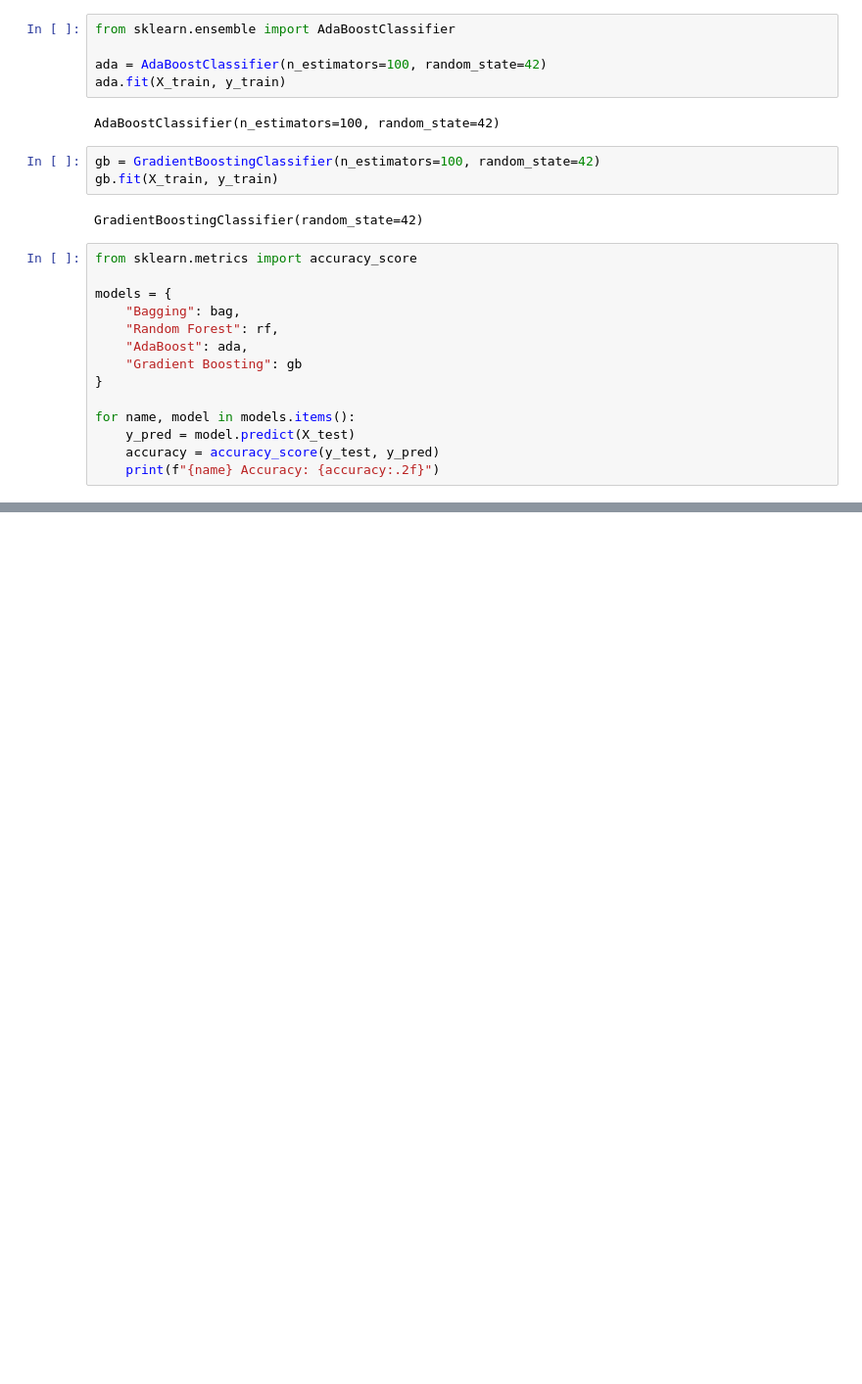
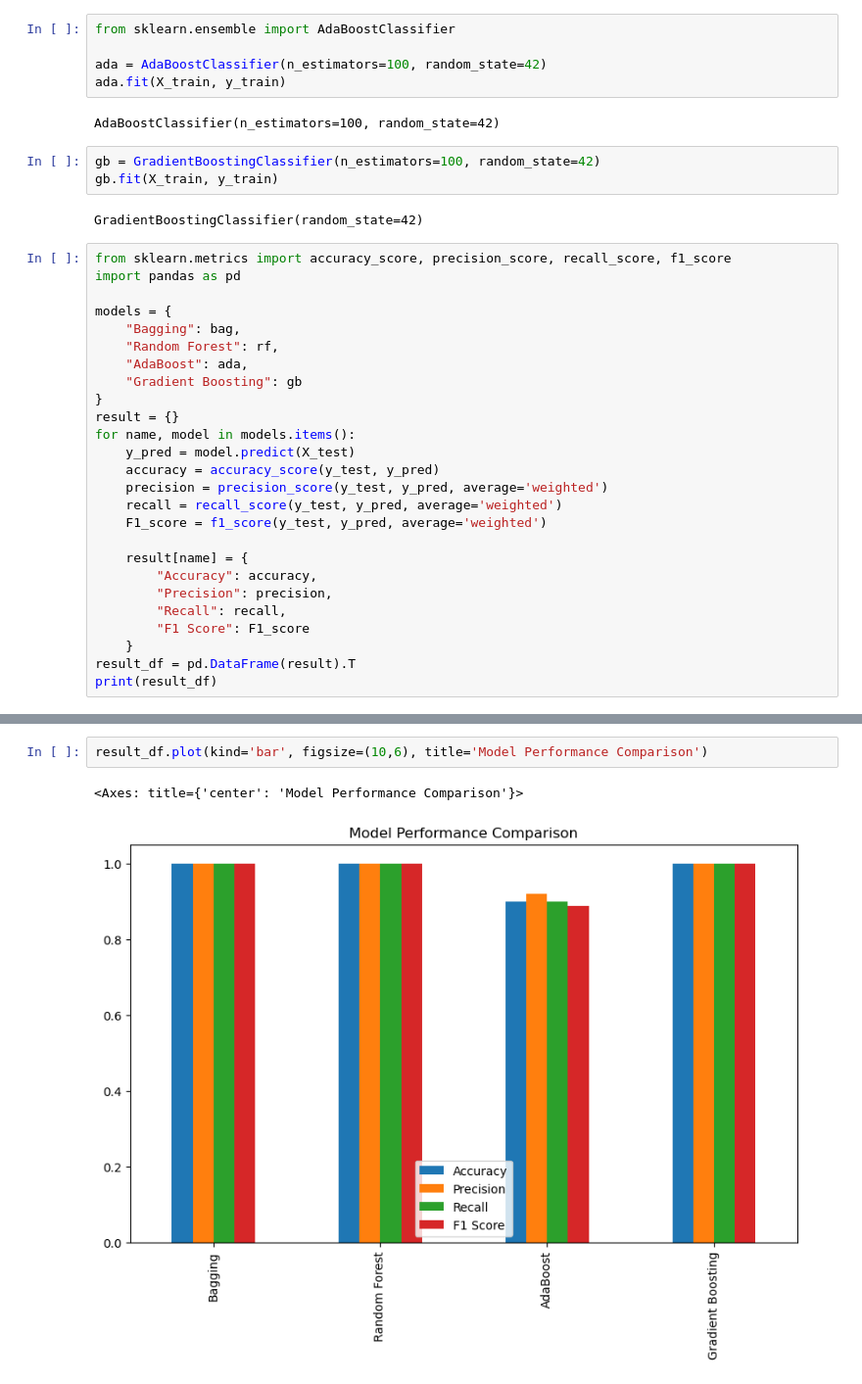
Before and after one commit to Sushrutritgithub/ml-coursework, a Jupyter notebook: Prac3ogboostandbagg.ipynb, the cells around one changed output, grey strips where cells are left out. Shown at 98% size. Drawn from its saved outputs; the diff is of its cells as text; blank space fills up the shorter version.

```diff
--- a/Prac3ogboostandbagg.ipynb
+++ b/Prac3ogboostandbagg.ipynb
@@ -39,7 +39,8 @@ gb.fit(X_train, y_train)
 # %% [output]
 GradientBoostingClassifier(random_state=42)
 # %%
-from sklearn.metrics import accuracy_score
+from sklearn.metrics import accuracy_score, precision_score, recall_score, f1_score
+import pandas as pd
 
 models = {
     "Bagging": bag,
@@ -47,9 +48,20 @@ models = {
     "AdaBoost": ada,
     "Gradient Boosting": gb
 }
-
+result = {}
 for name, model in models.items():
     y_pred = model.predict(X_test)
     accuracy = accuracy_score(y_test, y_pred)
-    print(f"{name} Accuracy: {accuracy:.2f}")
+    precision = precision_score(y_test, y_pred, average='weighted')
+    recall = recall_score(y_test, y_pred, average='weighted')
+    F1_score = f1_score(y_test, y_pred, average='weighted')
+
+    result[name] = {
+        "Accuracy": accuracy,
+        "Precision": precision,
+        "Recall": recall,
+        "F1 Score": F1_score
+    }
+result_df = pd.DataFrame(result).T
+print(result_df)
 # %% [output]
@@ -59,0 +73,5 @@ Gradient Boosting Accuracy: 1.00
+# %%
+result_df.plot(kind='bar', figsize=(10,6), title='Model Performance Comparison')
+# %% [output]
+<Axes: title={'center': 'Model Performance Comparison'}>
+[figure, added]
```
Also changed, not shown: parts of 1 cell of this notebook, 2 other files.
